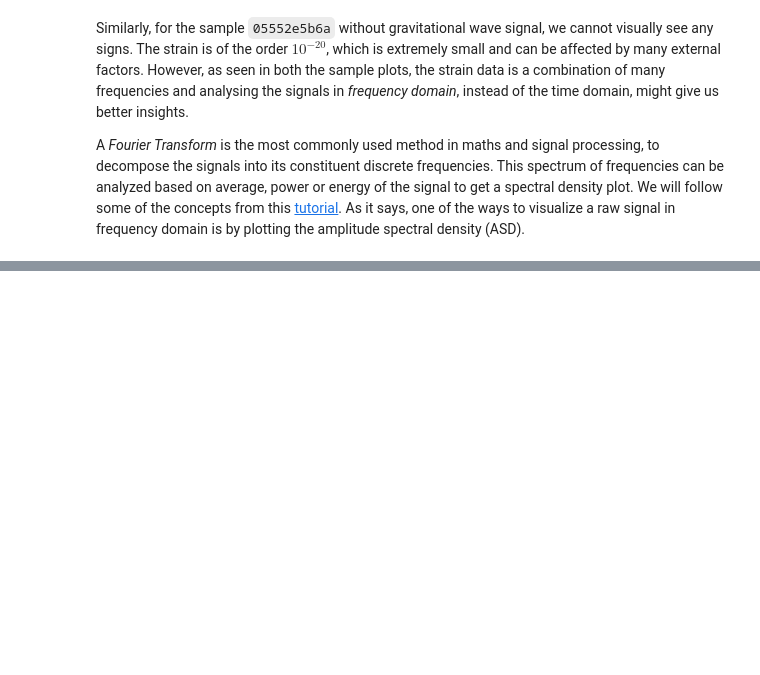
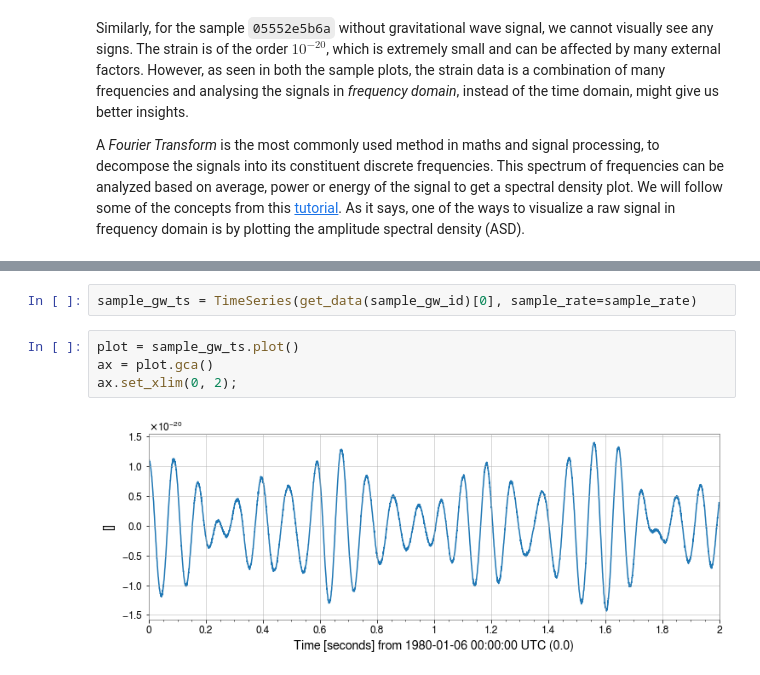
Before and after one commit to SiddharthPatel45/gravitational-wave-detection, a Jupyter notebook: code/gw-detection-analysis.ipynb, the cells around one changed output, grey strips where cells are left out. Drawn from its saved outputs; the diff is of its cells as text; blank space fills up the shorter version.

```diff
--- a/code/gw-detection-analysis.ipynb
+++ b/code/gw-detection-analysis.ipynb
@@ -147 +163,9 @@ plot_asd(sample_no_gw_id)
+# %%
+sample_gw_ts = TimeSeries(get_data(sample_gw_id)[0], sample_rate=sample_rate)
+# %%
+plot = sample_gw_ts.plot()
+ax = plot.gca()
+ax.set_xlim(0, 2);
+# %% [output]
+[figure, added]
 # %%
```
Also changed, not shown: parts of 27 cells of this notebook.
